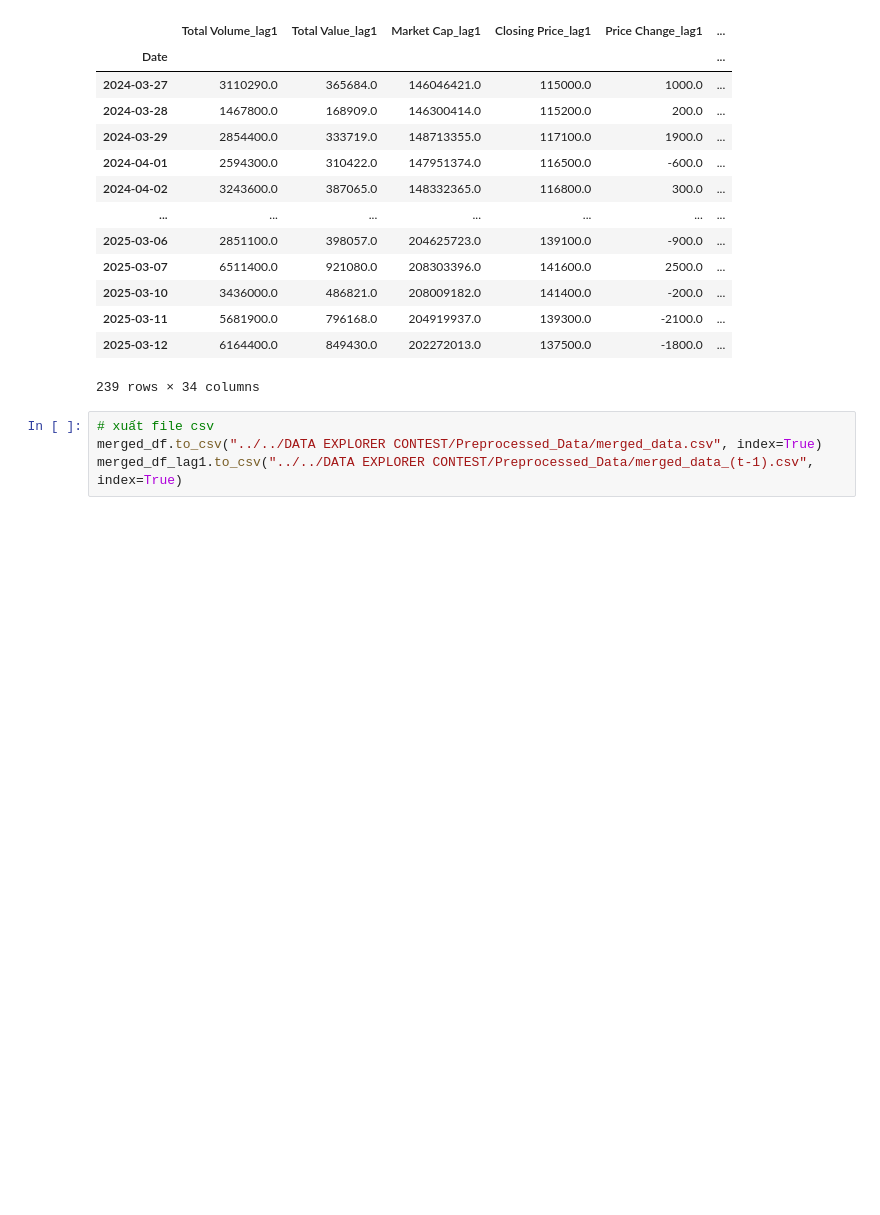
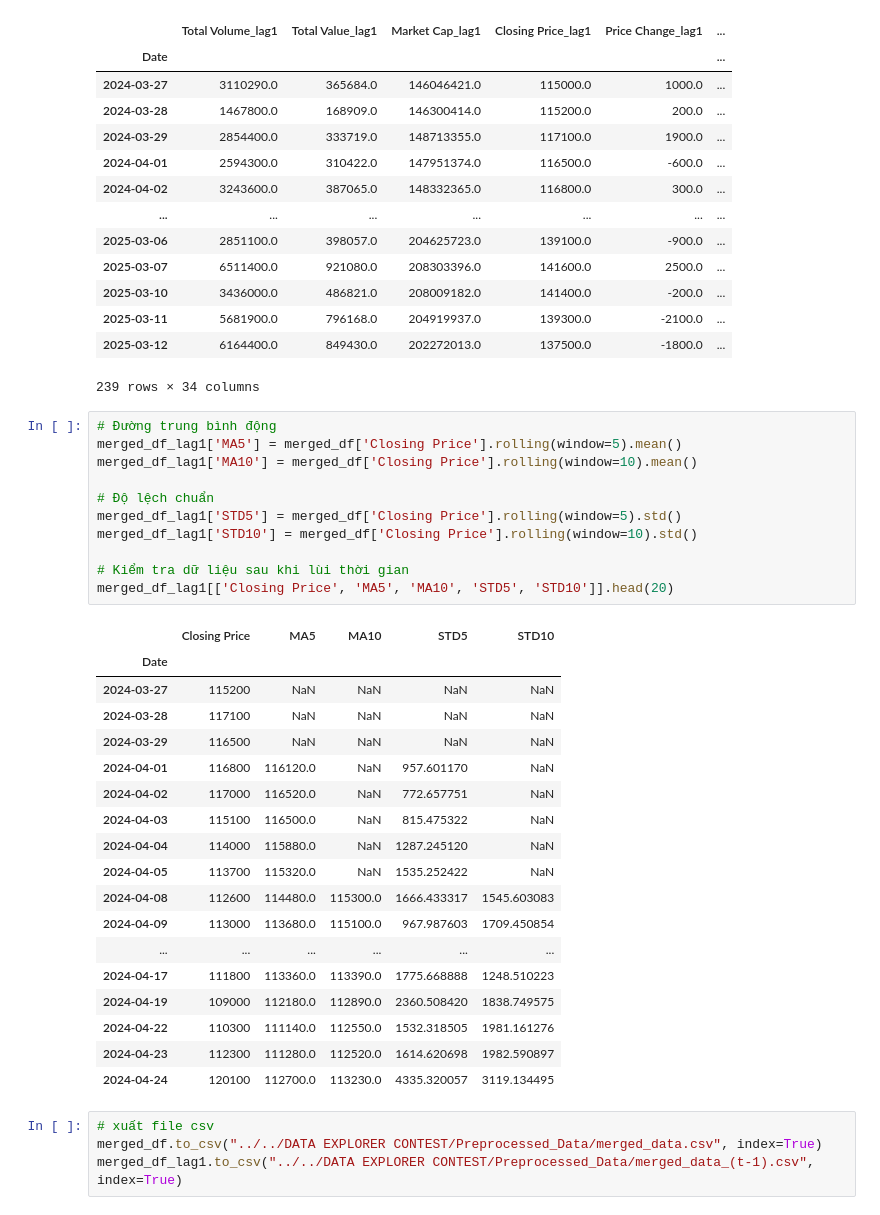
Before and after one commit to quanquan1406/Data_Explorer_2025, a Jupyter notebook: P1_Train_Model/Preprocessing_Data/merge_data.ipynb, the cells around one changed output. Cells and saved outputs as stored; diff of their text form; blank space fills up the shorter version.

```diff
--- a/P1_Train_Model/Preprocessing_Data/merge_data.ipynb
+++ b/P1_Train_Model/Preprocessing_Data/merge_data.ipynb
@@ -148,6 +148,36 @@ merged_df_lag1
 | 2025-03-11 | 5681900.0 | 796168.0 | 204919937.0 | 139300.0 | -2100.0 | ... |
 | 2025-03-12 | 6164400.0 | 849430.0 | 202272013.0 | 137500.0 | -1800.0 | ... |
 239 rows × 34 columns
+# %%
+# Đường trung bình động
+merged_df_lag1['MA5'] = merged_df['Closing Price'].rolling(window=5).mean()
+merged_df_lag1['MA10'] = merged_df['Closing Price'].rolling(window=10).mean()
+
+# Độ lệch chuẩn
+merged_df_lag1['STD5'] = merged_df['Closing Price'].rolling(window=5).std()
+merged_df_lag1['STD10'] = merged_df['Closing Price'].rolling(window=10).std()
+
+# Kiểm tra dữ liệu sau khi lùi thời gian
+merged_df_lag1[['Closing Price', 'MA5', 'MA10', 'STD5', 'STD10']].head(20)
+# %% [output]
+|  | Closing Price | MA5 | MA10 | STD5 | STD10 |
+| Date |  |  |  |  |  |
+| 2024-03-27 | 115200 | NaN | NaN | NaN | NaN |
+| 2024-03-28 | 117100 | NaN | NaN | NaN | NaN |
+| 2024-03-29 | 116500 | NaN | NaN | NaN | NaN |
+| 2024-04-01 | 116800 | 116120.0 | NaN | 957.601170 | NaN |
+| 2024-04-02 | 117000 | 116520.0 | NaN | 772.657751 | NaN |
+| 2024-04-03 | 115100 | 116500.0 | NaN | 815.475322 | NaN |
+| 2024-04-04 | 114000 | 115880.0 | NaN | 1287.245120 | NaN |
+| 2024-04-05 | 113700 | 115320.0 | NaN | 1535.252422 | NaN |
+| 2024-04-08 | 112600 | 114480.0 | 115300.0 | 1666.433317 | 1545.603083 |
+| 2024-04-09 | 113000 | 113680.0 | 115100.0 | 967.987603 | 1709.450854 |
+| ... | ... | ... | ... | ... | ... |
+| 2024-04-17 | 111800 | 113360.0 | 113390.0 | 1775.668888 | 1248.510223 |
+| 2024-04-19 | 109000 | 112180.0 | 112890.0 | 2360.508420 | 1838.749575 |
+| 2024-04-22 | 110300 | 111140.0 | 112550.0 | 1532.318505 | 1981.161276 |
+| 2024-04-23 | 112300 | 111280.0 | 112520.0 | 1614.620698 | 1982.590897 |
+| 2024-04-24 | 120100 | 112700.0 | 113230.0 | 4335.320057 | 3119.134495 |
 # %%
 # xuất file csv
 merged_df.to_csv("../../DATA EXPLORER CONTEST/Preprocessed_Data/merged_data.csv", index=True)
```
Also changed, not shown: 7 other files.
